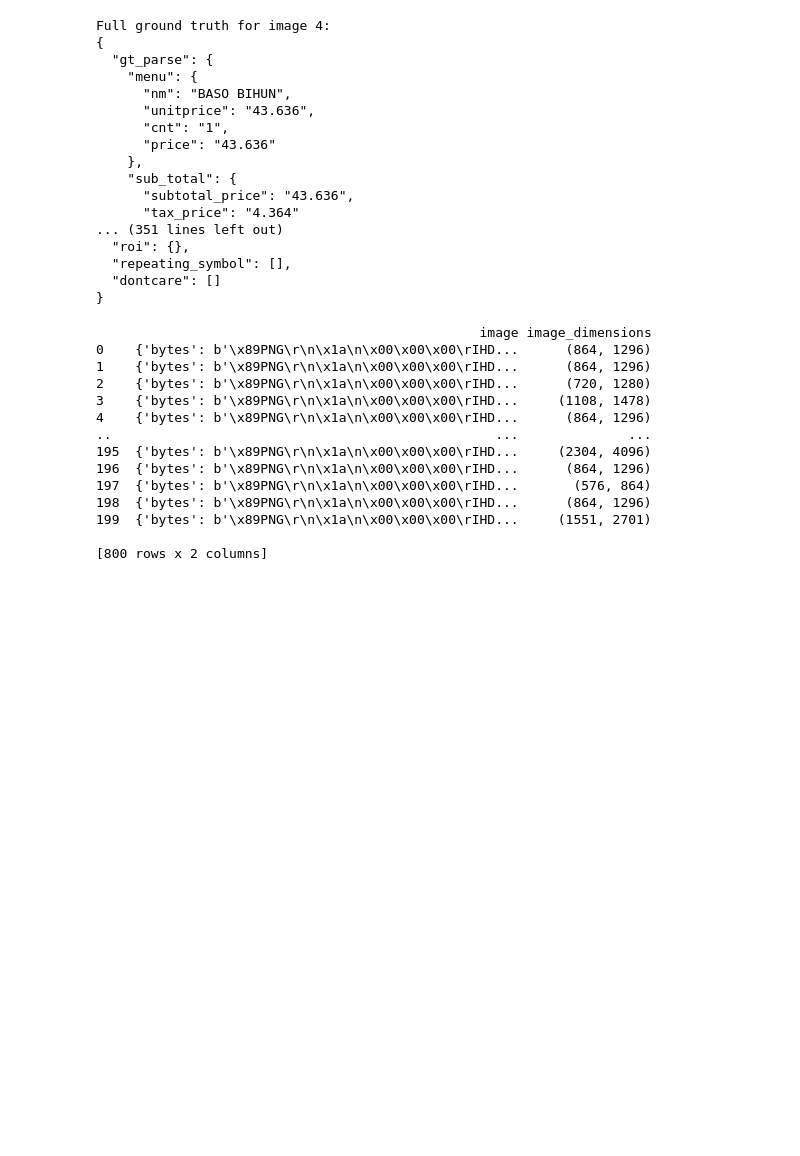
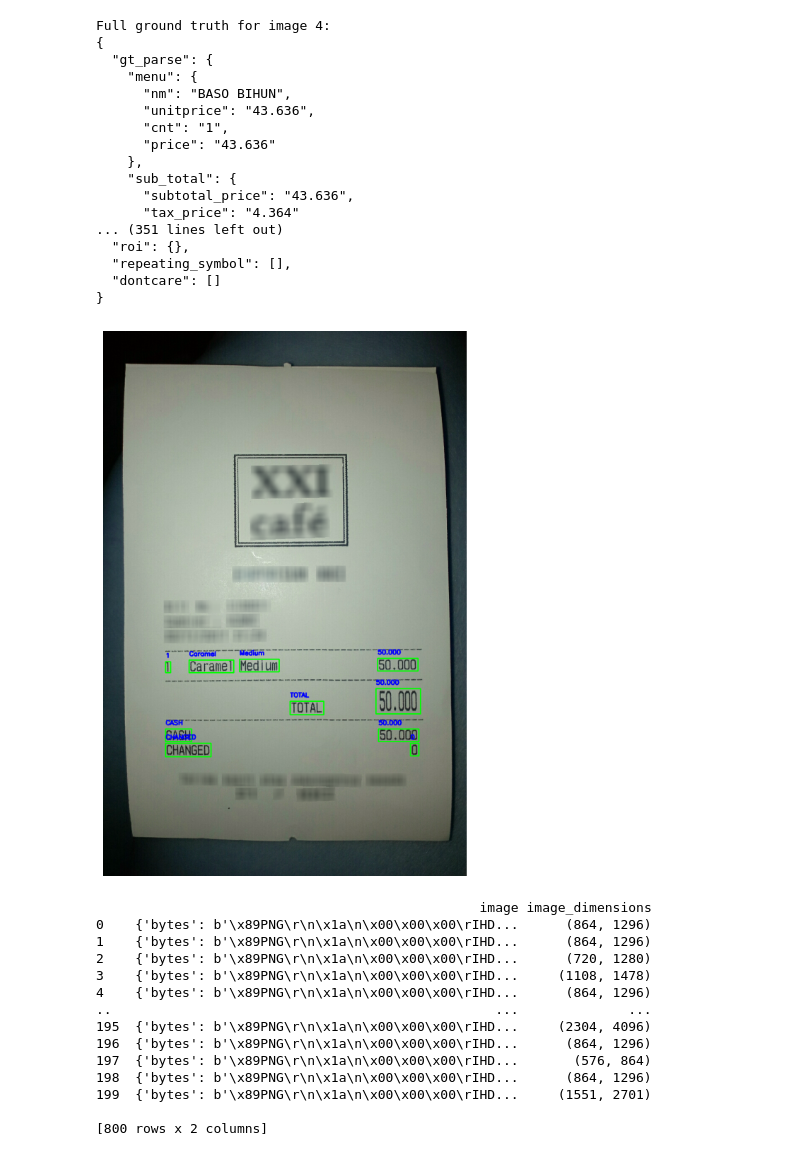
Before and after one commit to Bangkit-Capstone-C242-PS354/model-ocr, a Jupyter notebook: capstone_project.ipynb, the cells around one changed output. Cells and saved outputs as stored; diff of their text form; code cells hidden in the pictures; blank space fills up the shorter version.

Commit message:
add show image with line label

```diff
--- a/capstone_project.ipynb
+++ b/capstone_project.ipynb
@@ -79,6 +81,58 @@ Full ground truth for image 4:
   "repeating_symbol": [],
   "dontcare": []
 }
+# %%
+import json
+import io
+from PIL import Image
+import numpy as np
+import matplotlib.pyplot as plt
+import cv2
+
+index = 600
+
+# Load JSON data
+ground_truth = json.loads(df.iloc[index]['ground_truth'])  # Parse JSON string to a Python dict
+label = ground_truth  # Keep label as a dictionary, not a JSON string
+
+# Load image and convert to OpenCV format
+image_data = df.iloc[index]['image']
+image = Image.open(io.BytesIO(image_data['bytes']))
+image = np.array(image)  # Convert PIL image to NumPy array
+
+# Set warna dan ketebalan box
+box_color = (0, 255, 0)  # Hijau
+text_color = (255, 0, 0)  # Biru
+thickness = 2
+font = cv2.FONT_HERSHEY_SIMPLEX
+font_scale = 0.5
+
+# Parse valid_line dan buat bounding box
+for line in label['valid_line']:
+    for word in line['words']:
+        quad = word['quad']
+
+        # Define bounding box from the quad
+        top_left = (quad['x1'], quad['y1'])
+        bottom_right = (quad['x3'], quad['y3'])
+
+        # Draw bounding box
+        cv2.rectangle(image, top_left, bottom_right, box_color, thickness)
+
+        # Write text label near the box
+        text = word['text']
+        cv2.putText(image, text, (quad['x1'], quad['y1'] - 10), font, font_scale, text_color, thickness)
+
+# Convert BGR to RGB for displaying in matplotlib
+image_rgb = cv2.cvtColor(image, cv2.COLOR_BGR2RGB)
+
+# Display the image with bounding boxes using matplotlib
+plt.figure(figsize=(10, 10))
+plt.imshow(image_rgb)
+plt.axis('off')  # Hide axes for a cleaner look
+plt.show()
+# %% [output]
+[figure, added]
 # %%
 def get_dimensions(image_data):
     image = Image.open(io.BytesIO(image_data['bytes']))
```
Also changed, not shown: parts of 1 cell of this notebook.
